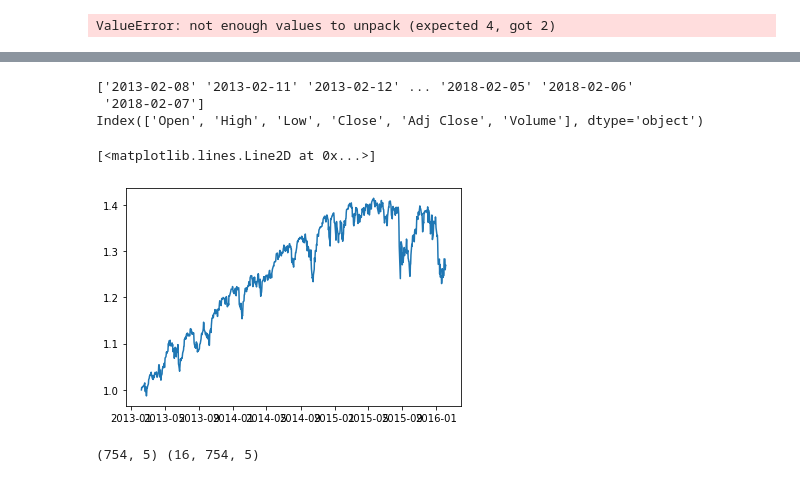
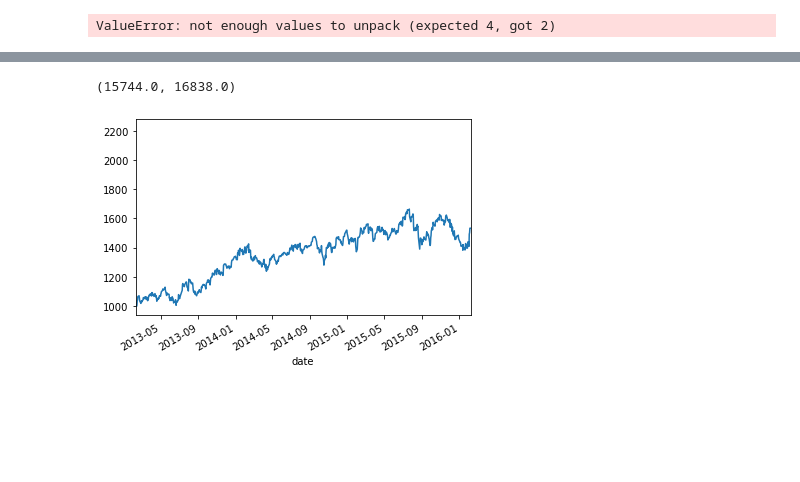
Before and after one commit to ChenYiYuIvan/rl_portfolio_management, a Jupyter notebook: testing.ipynb, the cells around one changed output, grey strips where cells are left out. Saved outputs shown, nothing was run; the diff lists cells and outputs as text; code cells hidden in the pictures; blank space fills up the shorter version.

```diff
--- a/testing.ipynb
+++ b/testing.ipynb
@@ -70,20 +41,12 @@ Date
-# %%
-print(snp.index.astype(str).to_numpy())
-print(snp.columns)
-# %% [output]
-['2013-02-08' '2013-02-11' '2013-02-12' ... '2018-02-05' '2018-02-06'
- '2018-02-07']
-Index(['Open', 'High', 'Low', 'Close', 'Adj Close', 'Volume'], dtype='object')
-# %%
-import matplotlib.pyplot as plt
-plt.plot(snp['Close'] / snp.iloc[0]['Close'])
-# %% [output]
-[<matplotlib.lines.Line2D at 0x...>]
-[figure, removed]
-# %%
-from src.environments.market import Market
-
-m = Market("2013-02-12", "2016-02-05", 3)
-print(m.snp.shape, m.data.shape)
-# %% [output]
-(754, 5) (16, 754, 5)
+# %%
+import pandas as pd
+
+a = pd.read_csv('data/CMCSA_data.csv')
+a['date'] = pd.to_datetime(a['date'], format='%Y-%m-%d')
+a.set_index('date', inplace=True)
+a['close'] = a['close'].apply(lambda x : x / a.iloc[0]['close'] * 1000)
+ax = a['close'].plot()
+ax.set_xlim(pd.Timestamp('2013-02-08'), pd.Timestamp('2016-02-07'))
+# %% [output]
+(15744.0, 16838.0)
+[figure, added]
```
Also changed, not shown: parts of 3 cells of this notebook, 1 other file.
